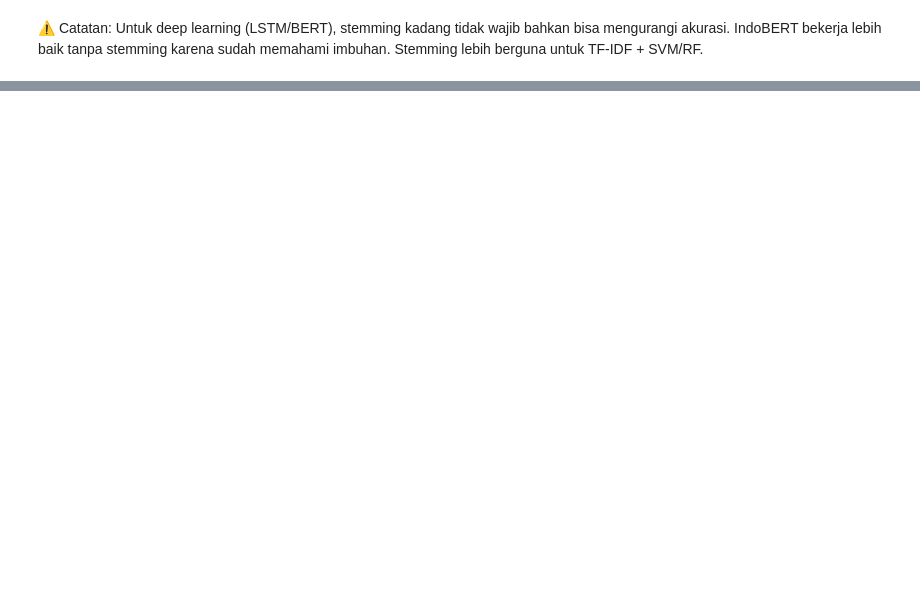
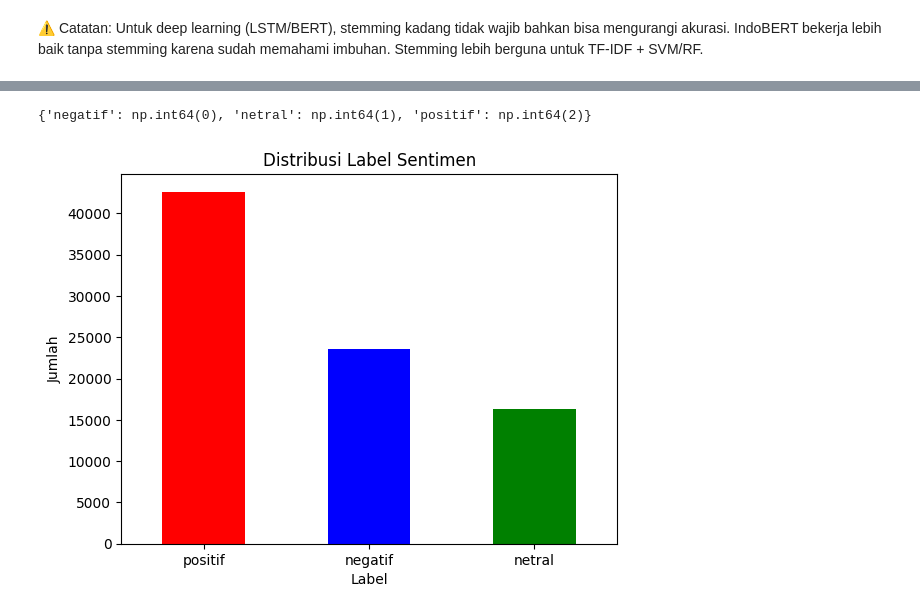
Before and after one commit to uchihamadara37/analisis_sentimen_youtube, a Jupyter notebook: coba_case_1.ipynb, the cells around one changed output, grey strips where cells are left out. Saved outputs shown, nothing was run; the diff lists cells and outputs as text; code cells hidden in the pictures; blank space fills up the shorter version.

```diff
--- a/coba_case_1.ipynb
+++ b/coba_case_1.ipynb
@@ -186,0 +300,18 @@ def tokenization(text):
+# %%
+def label_sentiment(text):
+    words = text.split()
+    skor = 0
+    for word in words:
+        # jika tidak ditemukan di kamus positif, ambil 0. Jika ditemukan, tambahkan skornya
+        if word in dict_positive:
+            skor += dict_positive[word]
+        elif word in dict_negative:
+            skor += dict_negative[word] # by key value,
+        # print(f"Word: {word}, Skor Positif: {dict_positive.get(word, 0)}, Skor Negatif: {dict_negative.get(word, 0)}, Total Skor: {skor}")
+
+    if skor > 0:
+        return "positif"
+    elif skor < 0:
+        return "negatif"
+    else:
+        return "netral"
@@ -186,0 +341,4 @@ def tokenization(text):
+# %%
+# terapkan labeling
+df['label'] = df['text_clean'].apply(label_sentiment)
+df.head(20)
@@ -186,0 +363,26 @@ def tokenization(text):
+# %%
+# Label encoding
+from sklearn.preprocessing import LabelEncoder
+
+label_encoder = LabelEncoder()
+df['label_encoded'] = label_encoder.fit_transform(df['label'])
+
+# cek mapping label
+print(dict(zip(label_encoder.classes_, label_encoder.transform(label_encoder.classes_))))
+
+y = df['label_encoded'].values
+# %% [output]
+{'negatif': np.int64(0), 'netral': np.int64(1), 'positif': np.int64(2)}
+# %%
+import matplotlib.pyplot as plt
+import seaborn as sns
+
+# pengecekan distribusi label
+df['label'].value_counts().plot(kind='bar', color=['red', 'blue', 'green'])
+plt.title("Distribusi Label Sentimen")
+plt.xlabel("Label")
+plt.ylabel("Jumlah")
+plt.xticks(rotation=0)
+plt.show()
+# %% [output]
+[figure, added]
```
Also changed, not shown: parts of 37 cells of this notebook.
